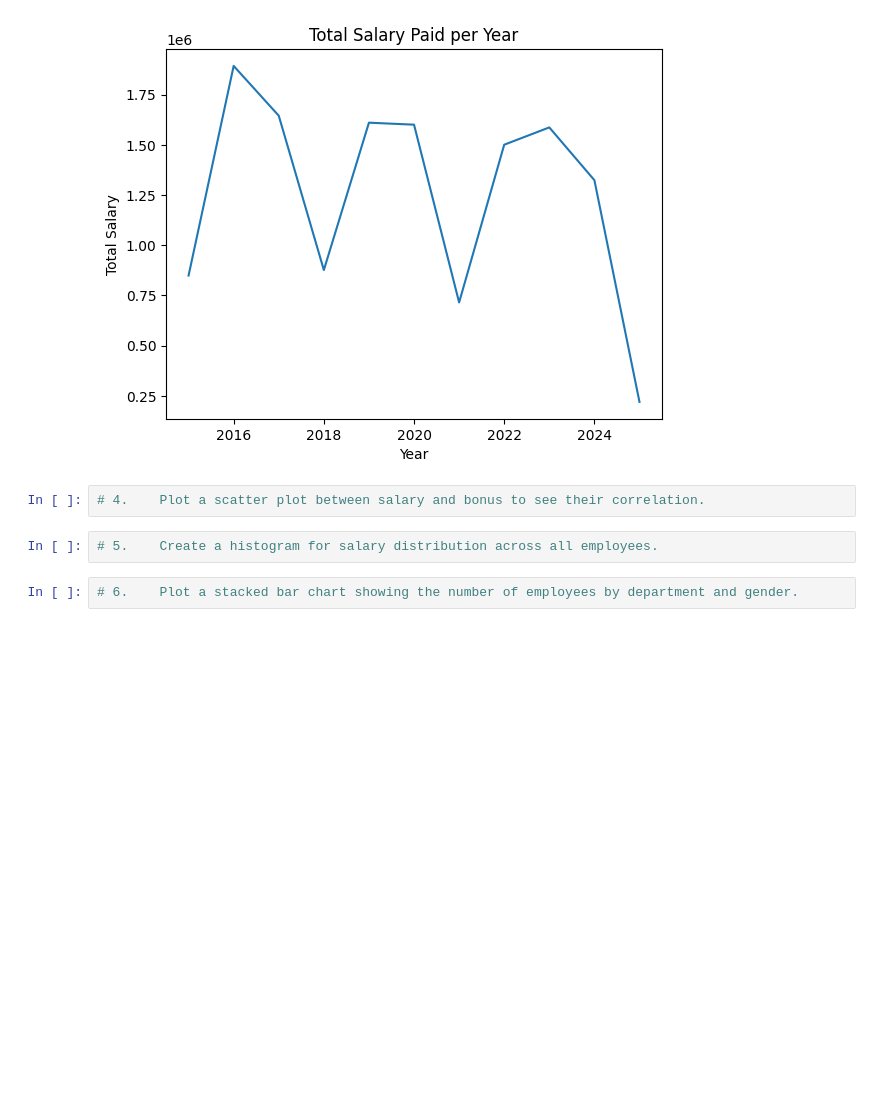
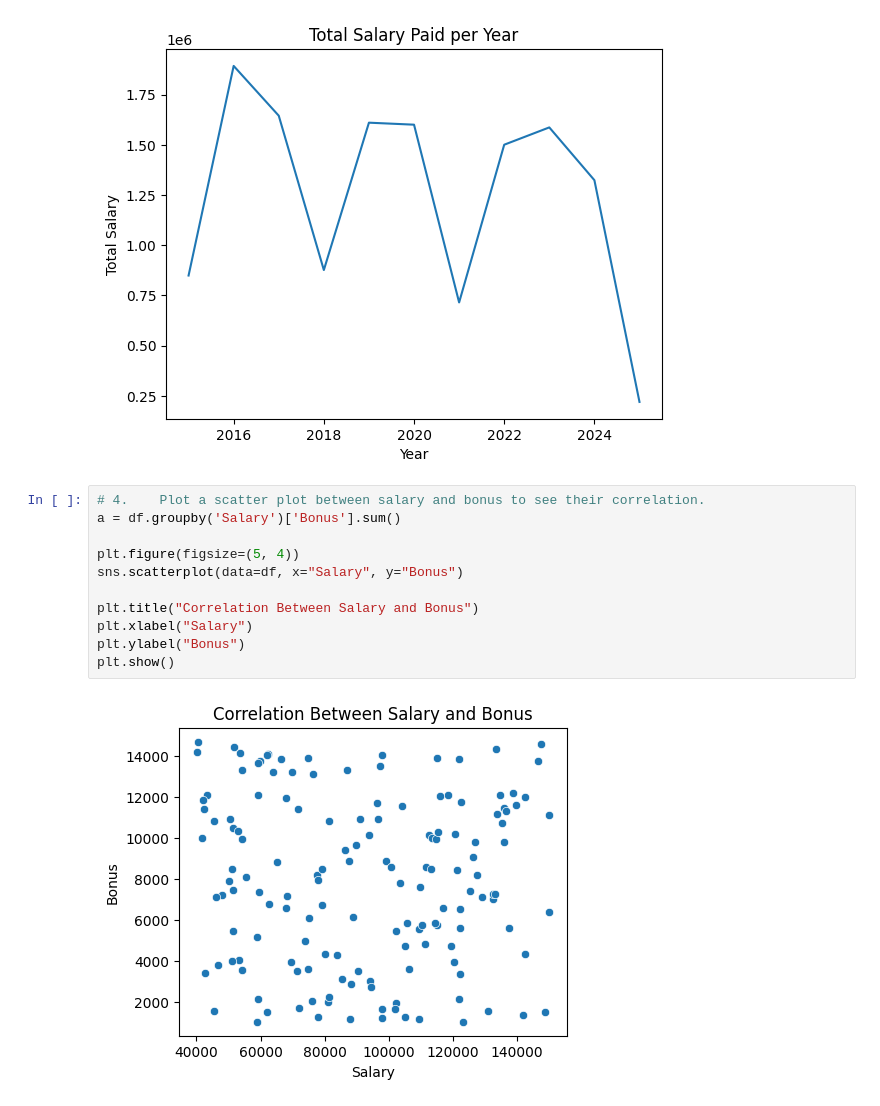
Before and after one commit to vaishnaviPatil1111/Python, a Jupyter notebook: Python_Pandas.ipynb, the cells around one changed output. Saved outputs shown, nothing was run; the diff lists cells and outputs as text; blank space fills up the shorter version.

```diff
--- a/Python_Pandas.ipynb
+++ b/Python_Pandas.ipynb
@@ -3152,7 +3152,14 @@ Text(0, 0.5, 'Total Salary')
 [figure]
 # %%
 # 4.	Plot a scatter plot between salary and bonus to see their correlation.
+a = df.groupby('Salary')['Bonus'].sum()
+
+plt.figure(figsize=(5, 4))
+sns.scatterplot(data=df, x="Salary", y="Bonus")
+
+plt.title("Correlation Between Salary and Bonus")
+plt.xlabel("Salary")
+plt.ylabel("Bonus")
+plt.show()
+# %% [output]
+[figure, added]
-# %%
-# 5.	Create a histogram for salary distribution across all employees.
-# %%
-# 6.	Plot a stacked bar chart showing the number of employees by department and gender.
```
Also changed, not shown: parts of 2 cells of this notebook.
